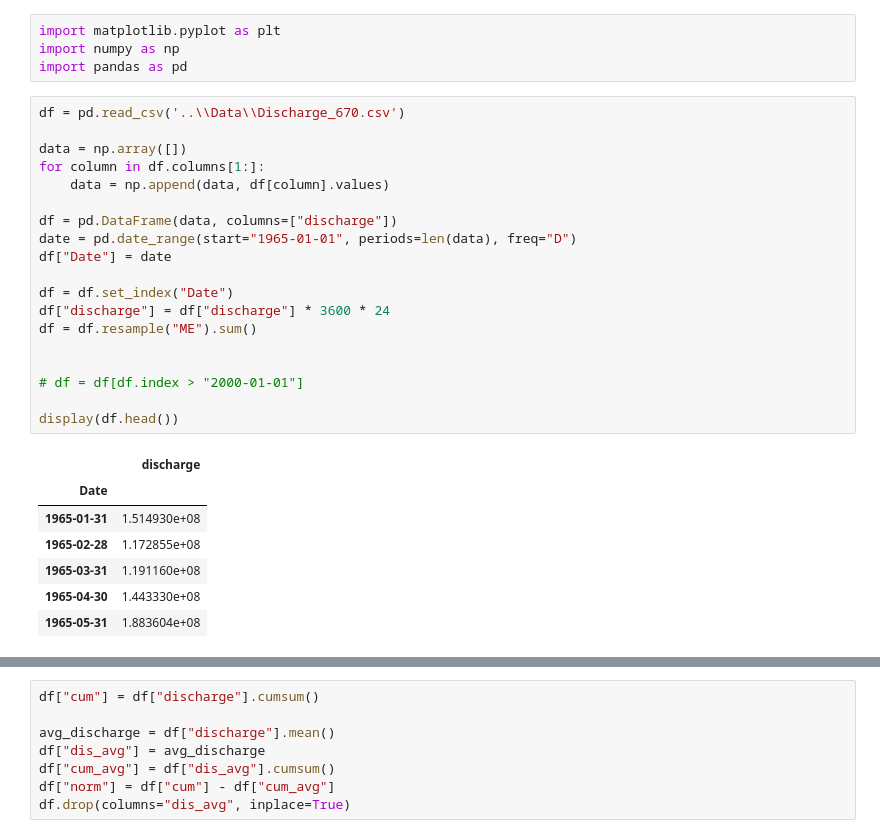
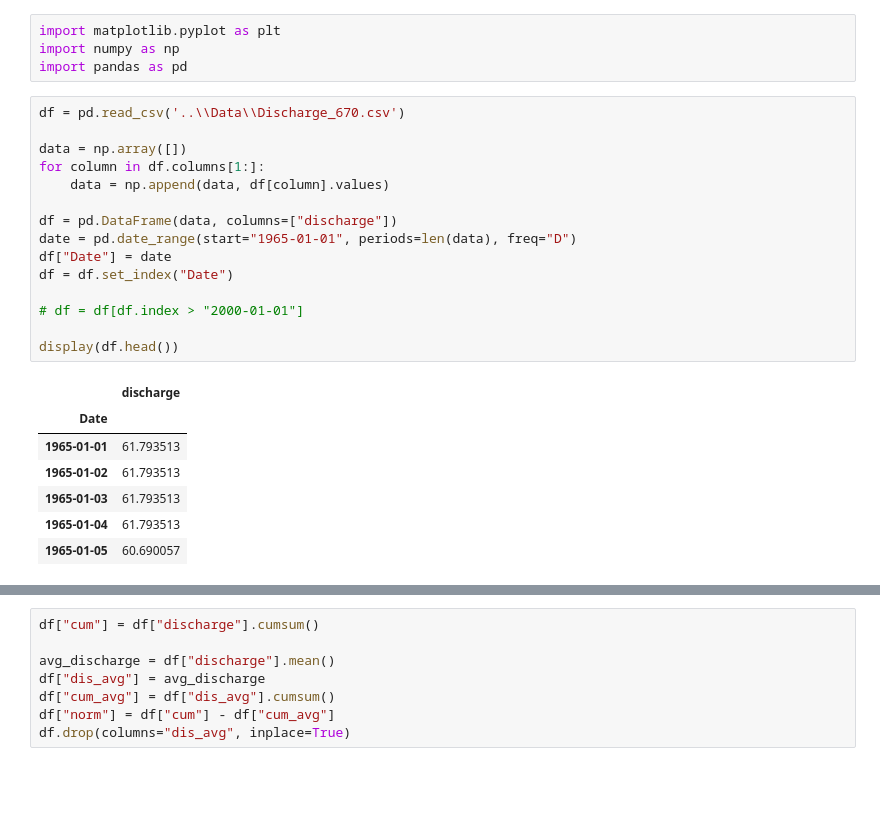
Before and after one commit to maxblw/CIEM4301_dam_design, a Jupyter notebook: Discharge/Required_Volume.ipynb, the cells around one changed output, grey strips where cells are left out. Drawn from its saved outputs; the diff is of its cells as text; blank space fills up the shorter version.

```diff
--- a/Discharge/Required_Volume.ipynb
+++ b/Discharge/Required_Volume.ipynb
@@ -5,27 +5,23 @@ import pandas as pd
 # %%
 df = pd.read_csv('..\\Data\\Discharge_670.csv')
 
 data = np.array([])
 for column in df.columns[1:]:
     data = np.append(data, df[column].values)
 
 df = pd.DataFrame(data, columns=["discharge"])
 date = pd.date_range(start="1965-01-01", periods=len(data), freq="D")
 df["Date"] = date
-
 df = df.set_index("Date")
-df["discharge"] = df["discharge"] * 3600 * 24
-df = df.resample("ME").sum()
-
 
 # df = df[df.index > "2000-01-01"]
 
 display(df.head())
 # %% [output]
 |  | discharge |
 | Date |  |
-| 1965-01-31 | 1.514930e+08 |
-| 1965-02-28 | 1.172855e+08 |
-| 1965-03-31 | 1.191160e+08 |
-| 1965-04-30 | 1.443330e+08 |
-| 1965-05-31 | 1.883604e+08 |
+| 1965-01-01 | 61.793513 |
+| 1965-01-02 | 61.793513 |
+| 1965-01-03 | 61.793513 |
+| 1965-01-04 | 61.793513 |
+| 1965-01-05 | 60.690057 |
```
Also changed, not shown: parts of 1 cell of this notebook.
